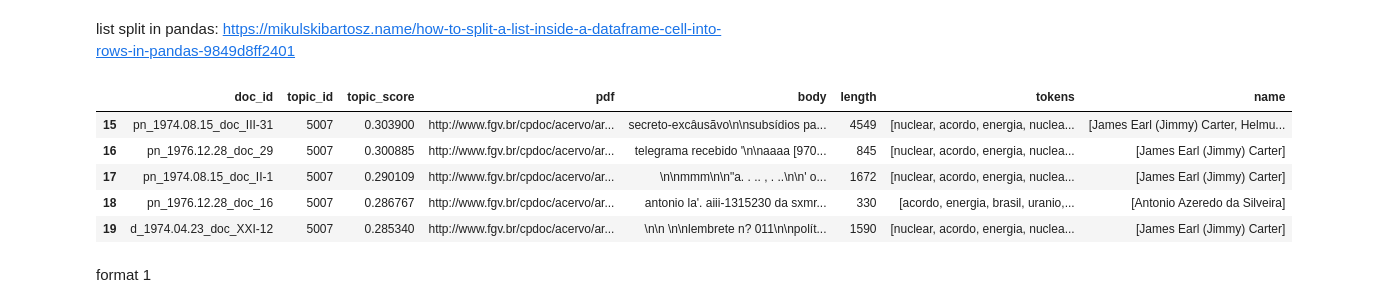
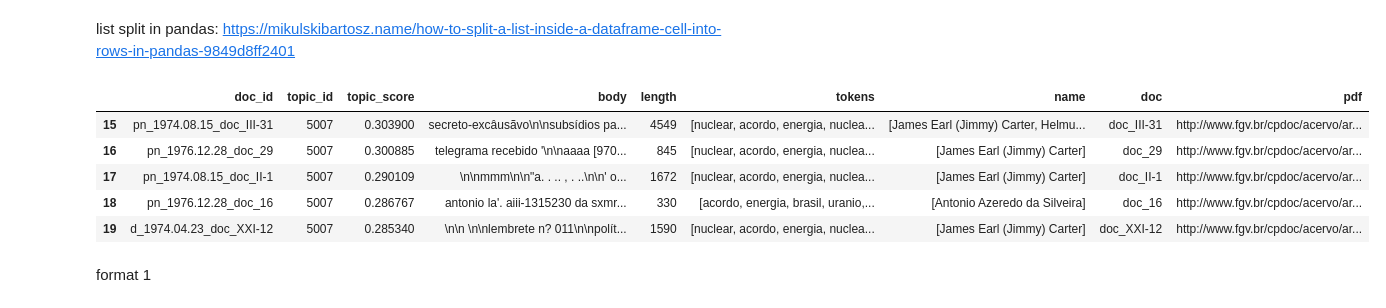
Before and after one commit to Marcelobbr/thesis, a Jupyter notebook: dissertation/notebooks/vis.ipynb, the cells around one changed output. Drawn from its saved outputs; the diff is of its cells as text; code cells hidden in the pictures.

```diff
--- a/dissertation/notebooks/vis.ipynb
+++ b/dissertation/notebooks/vis.ipynb
@@ -286,16 +286,20 @@ with open('topics_metadata.json', 'w') as json_file:
 # Visualization of a specific topic
 # %% [markdown]
 list split  in pandas: https://mikulskibartosz.name/how-to-split-a-list-inside-a-dataframe-cell-into-rows-in-pandas-9849d8ff2401
-# %%
-nuclear_brazil_df = topic_vis_dict['Nuclear Brazil']
-nuclear_brazil_df.tail()
-# %% [output]
-|  | doc_id | topic_id | topic_score | pdf | body | length | tokens | name |
-| 15 | pn_1974.08.15_doc_III-31 | 5007 | 0.303900 | http://www.fgv.br/cpdoc/acervo/ar... | secreto-excâusãvo\n\nsubsídios pa... | 4549 | [nuclear, acordo, energia, nuclea... | [James Earl (Jimmy) Carter, Helmu... |
-| 16 | pn_1976.12.28_doc_29 | 5007 | 0.300885 | http://www.fgv.br/cpdoc/acervo/ar... | telegrama recebido '\n\naaaa [970... | 845 | [nuclear, acordo, energia, nuclea... | [James Earl (Jimmy) Carter] |
-| 17 | pn_1974.08.15_doc_II-1 | 5007 | 0.290109 | http://www.fgv.br/cpdoc/acervo/ar... | \n\nmmm\n\n"a. . .. , . ..\n\n' o... | 1672 | [nuclear, acordo, energia, nuclea... | [James Earl (Jimmy) Carter] |
-| 18 | pn_1976.12.28_doc_16 | 5007 | 0.286767 | http://www.fgv.br/cpdoc/acervo/ar... | antonio la'. aiii-1315230 da sxmr... | 330 | [acordo, energia, brasil, uranio,... | [Antonio Azeredo da Silveira] |
-| 19 | d_1974.04.23_doc_XXI-12 | 5007 | 0.285340 | http://www.fgv.br/cpdoc/acervo/ar... | \n\n \n\nlembrete n? 011\n\npolít... | 1590 | [nuclear, acordo, energia, nuclea... | [James Earl (Jimmy) Carter] |
+# %%
+nuclear_brazil_df = topic_vis_dict['Nuclear Brazil']
+nuclear_brazil_df['doc'] = nuclear_brazil_df['doc_id'].apply(lambda text: re.sub('.*(doc.*)', r'\1', text))
+cols = nuclear_brazil_df.columns.tolist()
+cols = cols[:3] + cols[4:] + cols[3:4]
+nuclear_brazil_df = nuclear_brazil_df[cols]
+nuclear_brazil_df.tail()
+# %% [output]
+|  | doc_id | topic_id | topic_score | body | length | tokens | name | doc | pdf |
+| 15 | pn_1974.08.15_doc_III-31 | 5007 | 0.303900 | secreto-excâusãvo\n\nsubsídios pa... | 4549 | [nuclear, acordo, energia, nuclea... | [James Earl (Jimmy) Carter, Helmu... | doc_III-31 | http://www.fgv.br/cpdoc/acervo/ar... |
+| 16 | pn_1976.12.28_doc_29 | 5007 | 0.300885 | telegrama recebido '\n\naaaa [970... | 845 | [nuclear, acordo, energia, nuclea... | [James Earl (Jimmy) Carter] | doc_29 | http://www.fgv.br/cpdoc/acervo/ar... |
+| 17 | pn_1974.08.15_doc_II-1 | 5007 | 0.290109 | \n\nmmm\n\n"a. . .. , . ..\n\n' o... | 1672 | [nuclear, acordo, energia, nuclea... | [James Earl (Jimmy) Carter] | doc_II-1 | http://www.fgv.br/cpdoc/acervo/ar... |
+| 18 | pn_1976.12.28_doc_16 | 5007 | 0.286767 | antonio la'. aiii-1315230 da sxmr... | 330 | [acordo, energia, brasil, uranio,... | [Antonio Azeredo da Silveira] | doc_16 | http://www.fgv.br/cpdoc/acervo/ar... |
+| 19 | d_1974.04.23_doc_XXI-12 | 5007 | 0.285340 | \n\n \n\nlembrete n? 011\n\npolít... | 1590 | [nuclear, acordo, energia, nuclea... | [James Earl (Jimmy) Carter] | doc_XXI-12 | http://www.fgv.br/cpdoc/acervo/ar... |
 # %% [markdown]
 format 1
 # %% [raw]
```
Also changed, not shown: parts of 2 cells of this notebook, 1 other file.
